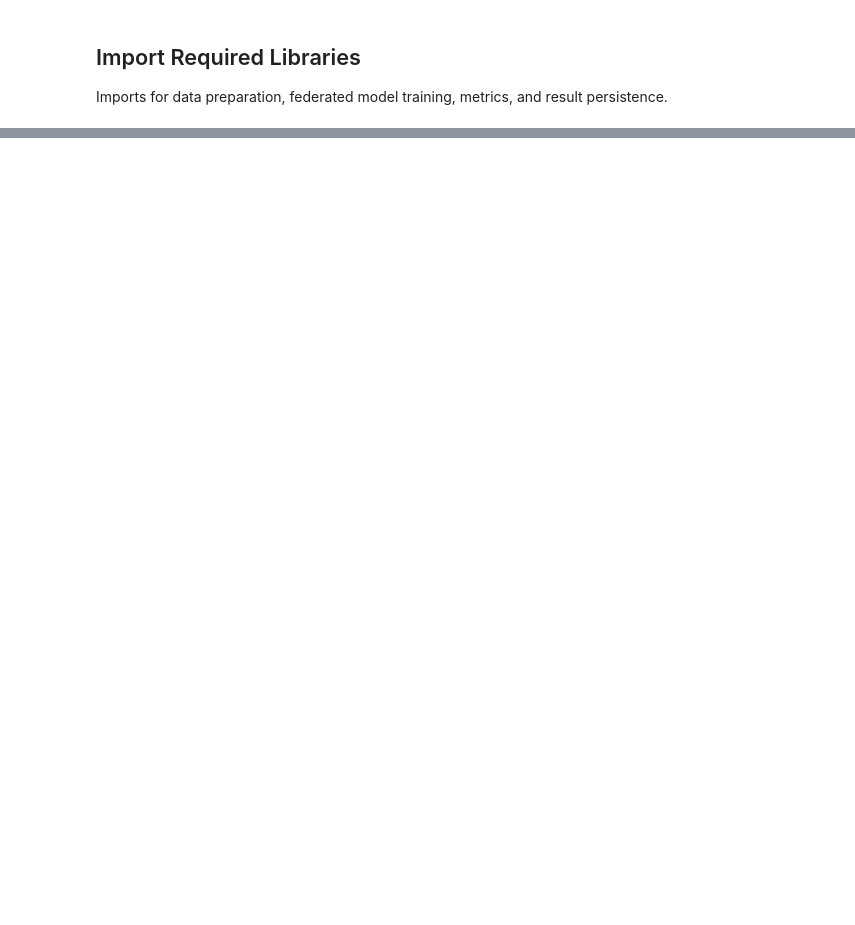
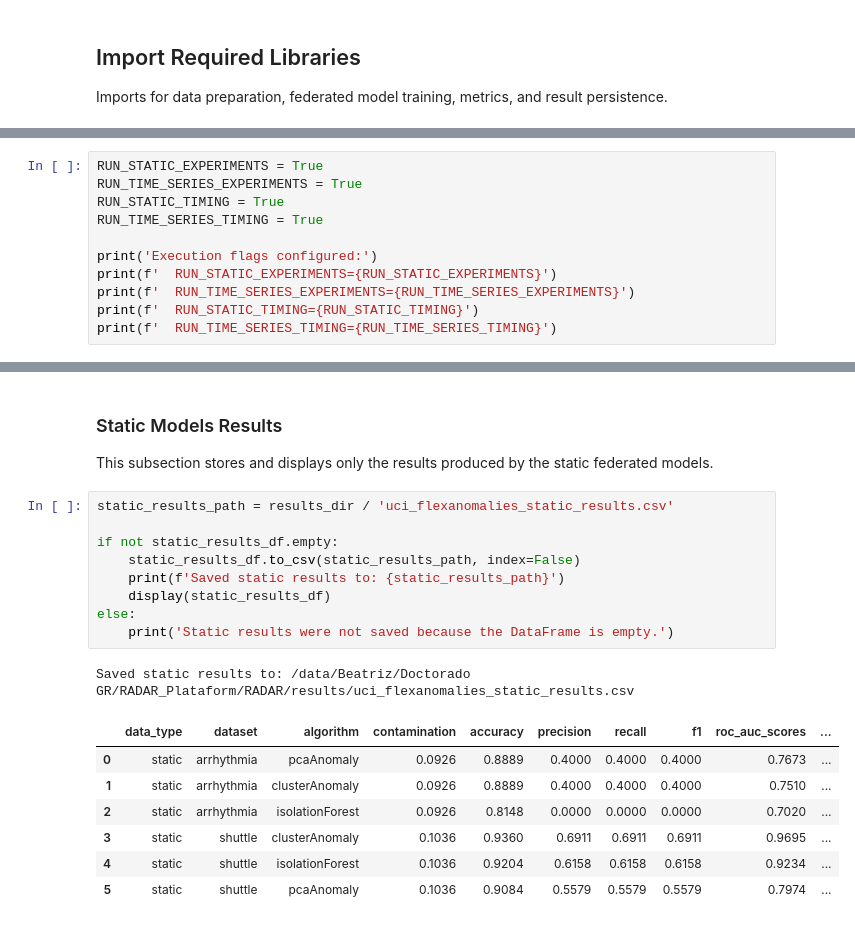
Before and after one commit to ari-dasci/S-RADAR, a Jupyter notebook: notebooks/experiment_flexanomalies_models.ipynb, the cells around one changed output, grey strips where cells are left out. Cells and saved outputs as stored; diff of their text form; blank space fills up the shorter version.

Commit message:
experiment_flexanomalies_models modified

```diff
--- a/notebooks/experiment_flexanomalies_models.ipynb
+++ b/notebooks/experiment_flexanomalies_models.ipynb
@@ -79,3 +74,14 @@ from RADAR.time_series.time_series_utils import TimeSeriesProcessor
 
 metrics_module = importlib.reload(metrics_module)
 anomaly_dataset_utils = importlib.reload(anomaly_dataset_utils)
+# %%
+RUN_STATIC_EXPERIMENTS = True
+RUN_TIME_SERIES_EXPERIMENTS = True
+RUN_STATIC_TIMING = True
+RUN_TIME_SERIES_TIMING = True
+
+print('Execution flags configured:')
+print(f'  RUN_STATIC_EXPERIMENTS={RUN_STATIC_EXPERIMENTS}')
+print(f'  RUN_TIME_SERIES_EXPERIMENTS={RUN_TIME_SERIES_EXPERIMENTS}')
+print(f'  RUN_STATIC_TIMING={RUN_STATIC_TIMING}')
+print(f'  RUN_TIME_SERIES_TIMING={RUN_TIME_SERIES_TIMING}')
@@ -371,0 +393,22 @@ Training model at client.
+# %% [markdown]
+### Static Models Results
+
+This subsection stores and displays only the results produced by the static federated models.
+# %%
+static_results_path = results_dir / 'uci_flexanomalies_static_results.csv'
+
+if not static_results_df.empty:
+    static_results_df.to_csv(static_results_path, index=False)
+    print(f'Saved static results to: {static_results_path}')
+    display(static_results_df)
+else:
+    print('Static results were not saved because the DataFrame is empty.')
+# %% [output]
+Saved static results to: /data/Beatriz/Doctorado GR/RADAR_Plataform/RADAR/results/uci_flexanomalies_static_results.csv
+|  | data_type | dataset | algorithm | contamination | accuracy | precision | recall | f1 | roc_auc_scores | ... |
+| 0 | static | arrhythmia | pcaAnomaly | 0.0926 | 0.8889 | 0.4000 | 0.4000 | 0.4000 | 0.7673 | ... |
+| 1 | static | arrhythmia | clusterAnomaly | 0.0926 | 0.8889 | 0.4000 | 0.4000 | 0.4000 | 0.7510 | ... |
+| 2 | static | arrhythmia | isolationForest | 0.0926 | 0.8148 | 0.0000 | 0.0000 | 0.0000 | 0.7020 | ... |
+| 3 | static | shuttle | clusterAnomaly | 0.1036 | 0.9360 | 0.6911 | 0.6911 | 0.6911 | 0.9695 | ... |
+| 4 | static | shuttle | isolationForest | 0.1036 | 0.9204 | 0.6158 | 0.6158 | 0.6158 | 0.9234 | ... |
+| 5 | static | shuttle | pcaAnomaly | 0.1036 | 0.9084 | 0.5579 | 0.5579 | 0.5579 | 0.7974 | ... |
```
Also changed, not shown: parts of 17 cells of this notebook, 12 other files.
